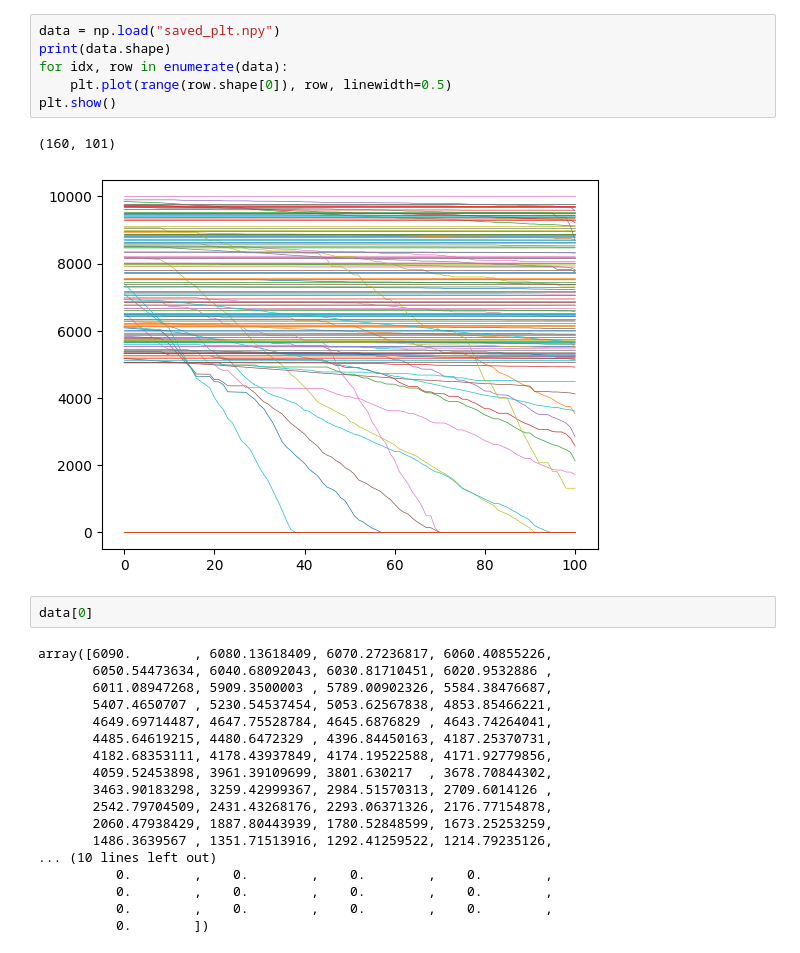
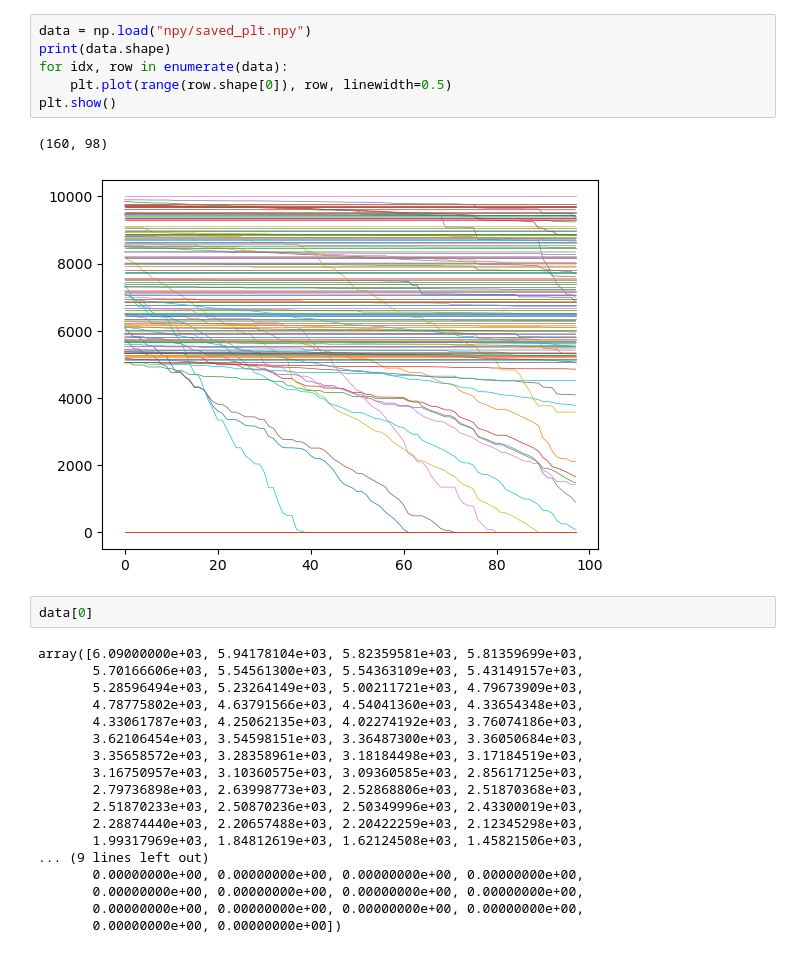
Before and after one commit to EmbeddedAndMore/BuyList_Simulation, a Jupyter notebook: main.ipynb, the cells around one changed output. Drawn from its saved outputs; the diff is of its cells as text.

```diff
--- a/main.ipynb
+++ b/main.ipynb
@@ -15,29 +18,29 @@ import tensorflow as tf
 # %%
-data = np.load("saved_plt.npy")
+data = np.load("npy/saved_plt.npy")
 print(data.shape)
 for idx, row in enumerate(data):
     plt.plot(range(row.shape[0]), row, linewidth=0.5)
 plt.show()
 # %% [output]
-(160, 101)
+(160, 98)
-[figure, old version]
+[figure, new version]
 # %%
 data[0]
 # %% [output]
-array([6090.        , 6080.13618409, 6070.27236817, 6060.40855226,
-       6050.54473634, 6040.68092043, 6030.81710451, 6020.9532886 ,
-       6011.08947268, 5909.3500003 , 5789.00902326, 5584.38476687,
-       5407.4650707 , 5230.54537454, 5053.62567838, 4853.85466221,
-       4649.69714487, 4647.75528784, 4645.6876829 , 4643.74264041,
-       4485.64619215, 4480.6472329 , 4396.84450163, 4187.25370731,
-       4182.68353111, 4178.43937849, 4174.19522588, 4171.92779856,
-       4059.52453898, 3961.39109699, 3801.630217  , 3678.70844302,
-       3463.90183298, 3259.42999367, 2984.51570313, 2709.6014126 ,
-       2542.79704509, 2431.43268176, 2293.06371326, 2176.77154878,
-       2060.47938429, 1887.80443939, 1780.52848599, 1673.25253259,
-       1486.3639567 , 1351.71513916, 1292.41259522, 1214.79235126,
-... (10 lines left out)
-          0.        ,    0.        ,    0.        ,    0.        ,
-          0.        ,    0.        ,    0.        ,    0.        ,
-          0.        ,    0.        ,    0.        ,    0.        ,
-          0.        ])
+array([6.09000000e+03, 5.94178104e+03, 5.82359581e+03, 5.81359699e+03,
+       5.70166606e+03, 5.54561300e+03, 5.54363109e+03, 5.43149157e+03,
+       5.28596494e+03, 5.23264149e+03, 5.00211721e+03, 4.79673909e+03,
+       4.78775802e+03, 4.63791566e+03, 4.54041360e+03, 4.33654348e+03,
+       4.33061787e+03, 4.25062135e+03, 4.02274192e+03, 3.76074186e+03,
+       3.62106454e+03, 3.54598151e+03, 3.36487300e+03, 3.36050684e+03,
+       3.35658572e+03, 3.28358961e+03, 3.18184498e+03, 3.17184519e+03,
+       3.16750957e+03, 3.10360575e+03, 3.09360585e+03, 2.85617125e+03,
+       2.79736898e+03, 2.63998773e+03, 2.52868806e+03, 2.51870368e+03,
+       2.51870233e+03, 2.50870236e+03, 2.50349996e+03, 2.43300019e+03,
+       2.28874440e+03, 2.20657488e+03, 2.20422259e+03, 2.12345298e+03,
+       1.99317969e+03, 1.84812619e+03, 1.62124508e+03, 1.45821506e+03,
+... (9 lines left out)
+       0.00000000e+00, 0.00000000e+00, 0.00000000e+00, 0.00000000e+00,
+       0.00000000e+00, 0.00000000e+00, 0.00000000e+00, 0.00000000e+00,
+       0.00000000e+00, 0.00000000e+00, 0.00000000e+00, 0.00000000e+00,
+       0.00000000e+00, 0.00000000e+00])
```
Also changed, not shown: parts of 3 cells of this notebook, 17 other files.
